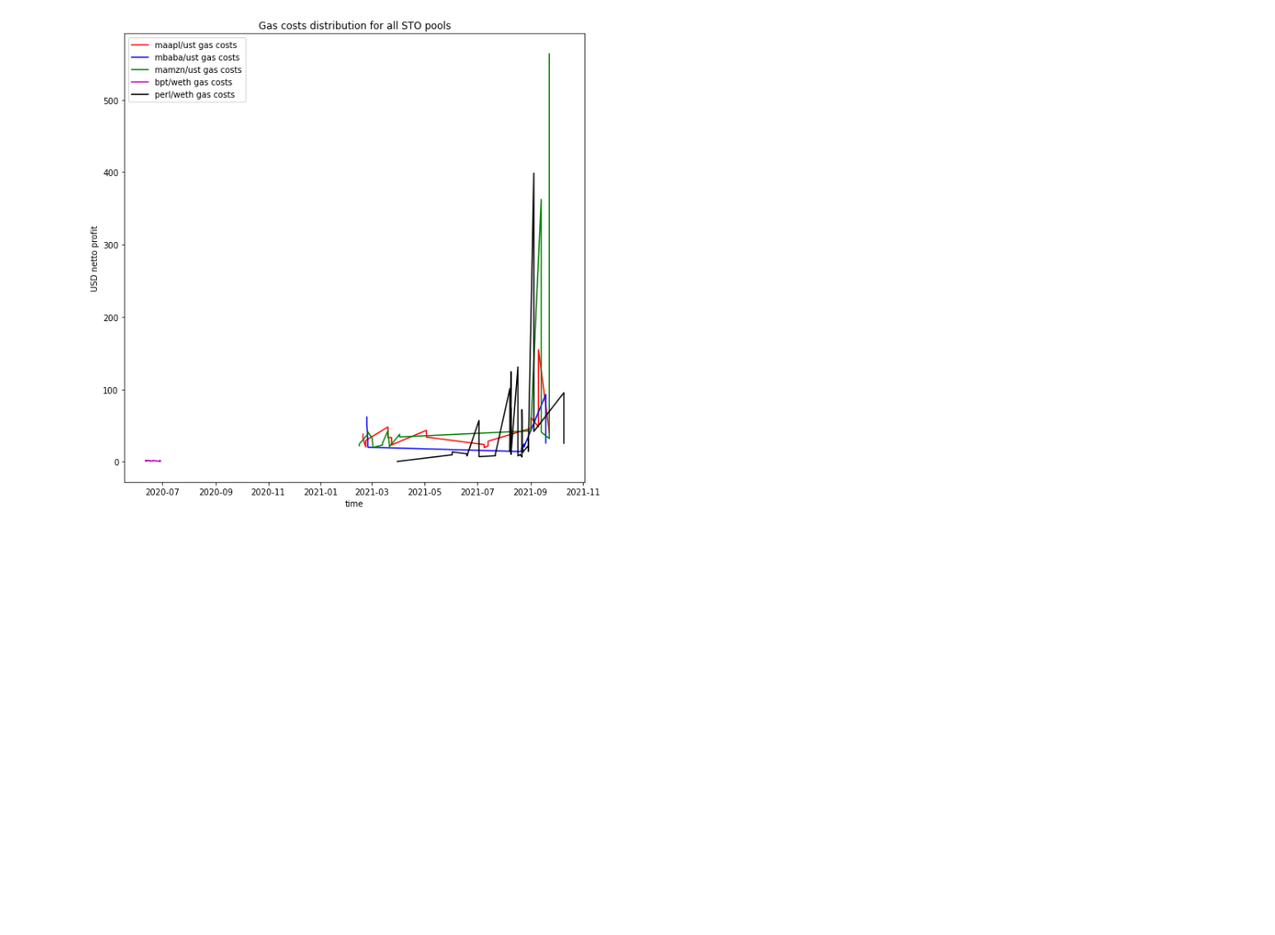
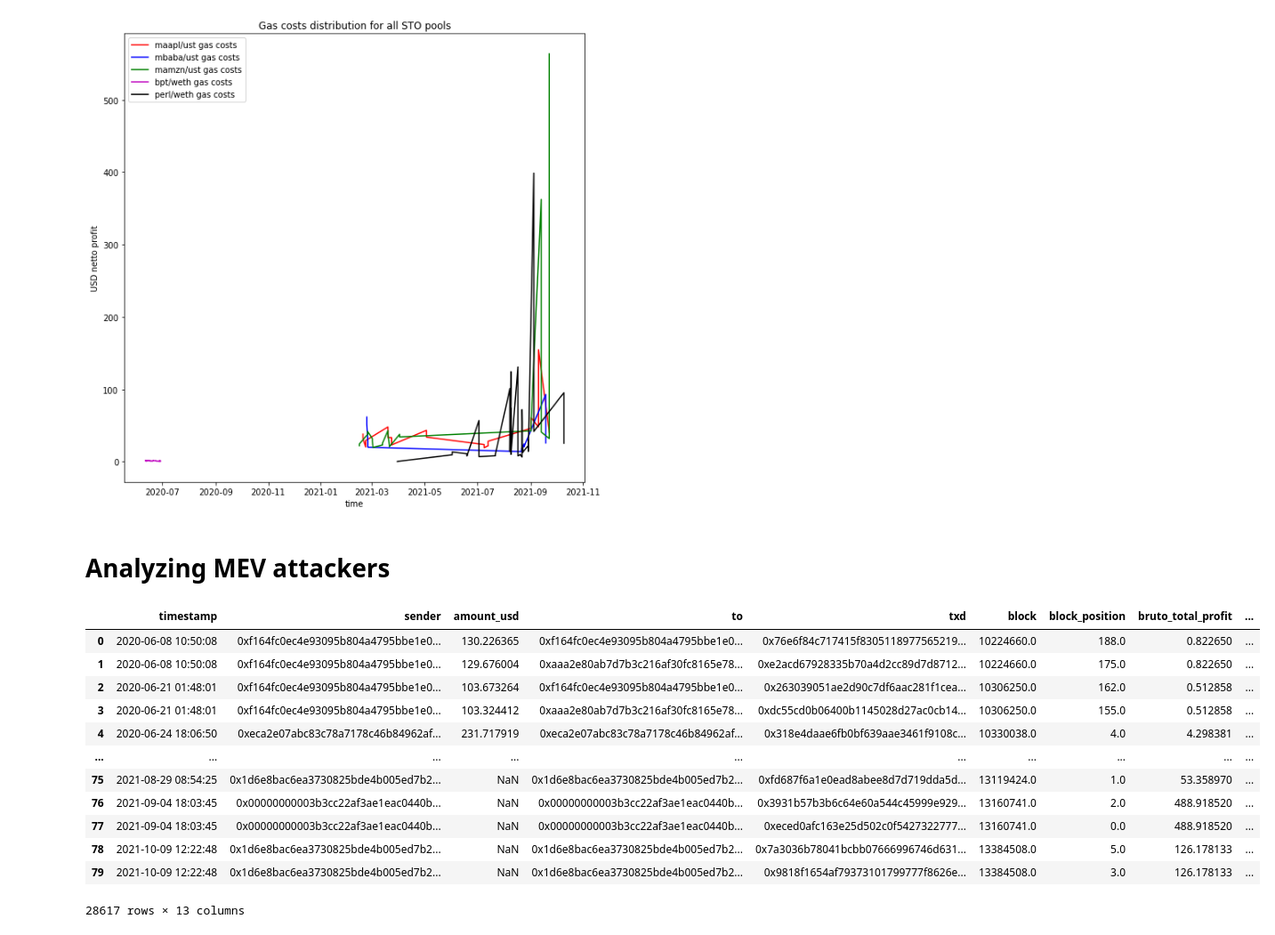
Before and after one commit to IX-Swap/data-science, a Jupyter notebook: simulations/uniswap_pools/total_mevs_with_gas_analysis.ipynb, the cells around one changed output. Shown at 89% size. Cells and saved outputs as stored; diff of their text form; code cells hidden in the pictures; blank space fills up the shorter version.

```diff
--- a/simulations/uniswap_pools/total_mevs_with_gas_analysis.ipynb
+++ b/simulations/uniswap_pools/total_mevs_with_gas_analysis.ipynb
@@ -296,3 +296,5 @@ ax.legend()
 plt.show()
 # %% [output]
 [figure]
+# %% [markdown]
+# Analyzing MEV attackers
@@ -298,0 +303,16 @@ plt.show()
+# %%
+total_profits_df
+# %% [output]
+|  | timestamp | sender | amount_usd | to | txd | block | block_position | bruto_total_profit | ... |
+| 0 | 2020-06-08 10:50:08 | 0xf164fc0ec4e93095b804a4795bbe1e0... | 130.226365 | 0xf164fc0ec4e93095b804a4795bbe1e0... | 0x76e6f84c717415f8305118977565219... | 10224660.0 | 188.0 | 0.822650 | ... |
+| 1 | 2020-06-08 10:50:08 | 0xf164fc0ec4e93095b804a4795bbe1e0... | 129.676004 | 0xaaa2e80ab7d7b3c216af30fc8165e78... | 0xe2acd67928335b70a4d2cc89d7d8712... | 10224660.0 | 175.0 | 0.822650 | ... |
+| 2 | 2020-06-21 01:48:01 | 0xf164fc0ec4e93095b804a4795bbe1e0... | 103.673264 | 0xf164fc0ec4e93095b804a4795bbe1e0... | 0x263039051ae2d90c7df6aac281f1cea... | 10306250.0 | 162.0 | 0.512858 | ... |
+| 3 | 2020-06-21 01:48:01 | 0xf164fc0ec4e93095b804a4795bbe1e0... | 103.324412 | 0xaaa2e80ab7d7b3c216af30fc8165e78... | 0xdc55cd0b06400b1145028d27ac0cb14... | 10306250.0 | 155.0 | 0.512858 | ... |
+| 4 | 2020-06-24 18:06:50 | 0xeca2e07abc83c78a7178c46b84962af... | 231.717919 | 0xeca2e07abc83c78a7178c46b84962af... | 0x318e4daae6fb0bf639aae3461f9108c... | 10330038.0 | 4.0 | 4.298381 | ... |
+| ... | ... | ... | ... | ... | ... | ... | ... | ... | ... |
+| 75 | 2021-08-29 08:54:25 | 0x1d6e8bac6ea3730825bde4b005ed7b2... | NaN | 0x1d6e8bac6ea3730825bde4b005ed7b2... | 0xfd687f6a1e0ead8abee8d7d719dda5d... | 13119424.0 | 1.0 | 53.358970 | ... |
+| 76 | 2021-09-04 18:03:45 | 0x00000000003b3cc22af3ae1eac0440b... | NaN | 0x00000000003b3cc22af3ae1eac0440b... | 0x3931b57b3b6c64e60a544c45999e929... | 13160741.0 | 2.0 | 488.918520 | ... |
+| 77 | 2021-09-04 18:03:45 | 0x00000000003b3cc22af3ae1eac0440b... | NaN | 0x00000000003b3cc22af3ae1eac0440b... | 0xeced0afc163e25d502c0f5427322777... | 13160741.0 | 0.0 | 488.918520 | ... |
+| 78 | 2021-10-09 12:22:48 | 0x1d6e8bac6ea3730825bde4b005ed7b2... | NaN | 0x1d6e8bac6ea3730825bde4b005ed7b2... | 0x7a3036b78041bcbb07666996746d631... | 13384508.0 | 5.0 | 126.178133 | ... |
+| 79 | 2021-10-09 12:22:48 | 0x1d6e8bac6ea3730825bde4b005ed7b2... | NaN | 0x1d6e8bac6ea3730825bde4b005ed7b2... | 0x9818f1654af79373101799777f8626e... | 13384508.0 | 3.0 | 126.178133 | ... |
+28617 rows × 13 columns
```
Also changed, not shown: parts of 68 cells of this notebook.
